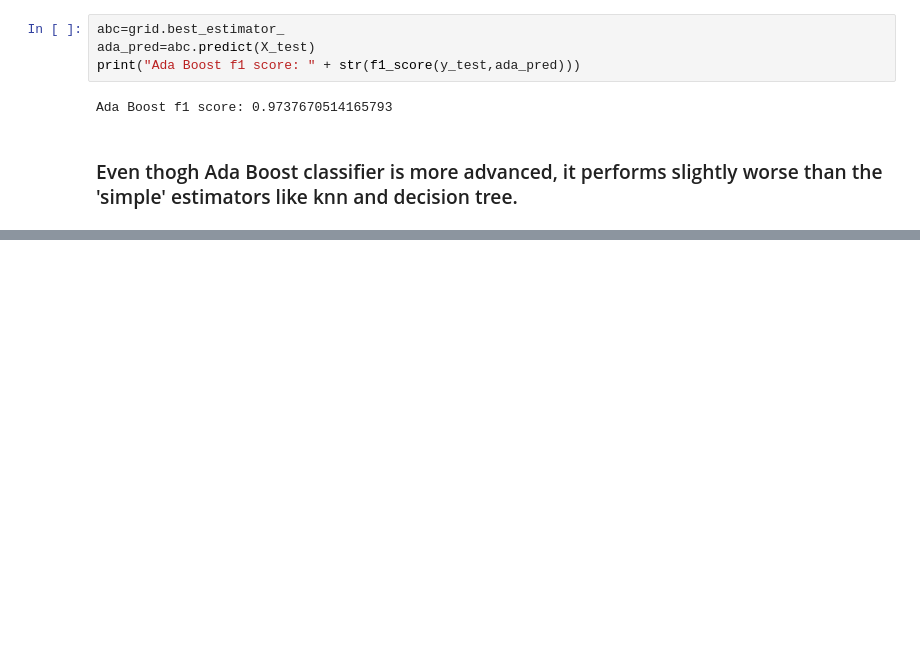
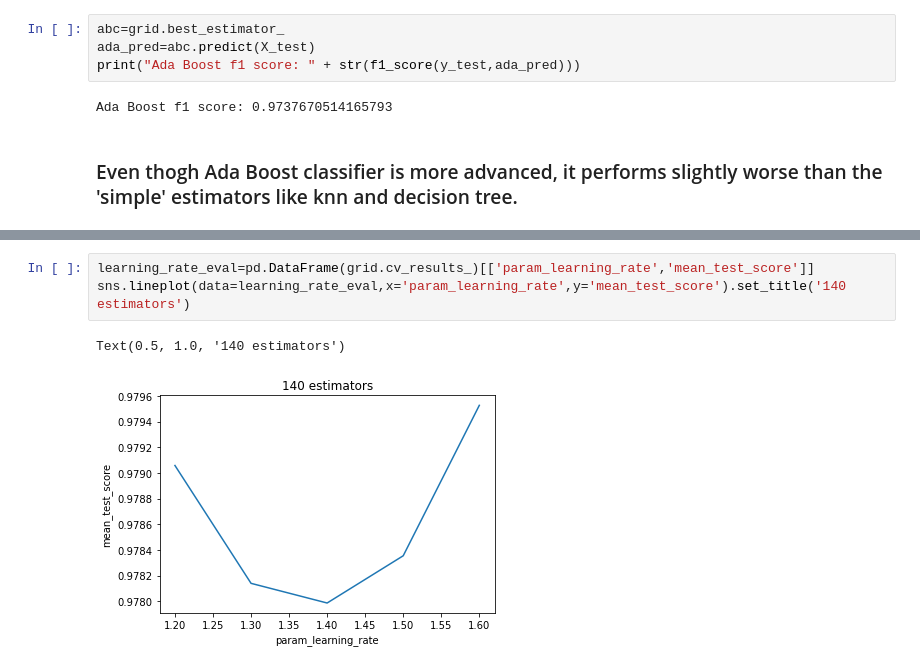
Before and after one commit to oridarshan/data-visualization-project, a Jupyter notebook: Classification notebook.ipynb, the cells around one changed output, grey strips where cells are left out. Drawn from its saved outputs; the diff is of its cells as text; blank space fills up the shorter version.

```diff
--- a/Classification notebook.ipynb
+++ b/Classification notebook.ipynb
@@ -611,0 +656,6 @@ Ada Boost f1 score: 0.9737670514165793
+# %%
+learning_rate_eval=pd.DataFrame(grid.cv_results_)[['param_learning_rate','mean_test_score']]
+sns.lineplot(data=learning_rate_eval,x='param_learning_rate',y='mean_test_score').set_title('140 estimators')
+# %% [output]
+Text(0.5, 1.0, '140 estimators')
+[figure, added]
```
Also changed, not shown: parts of 17 cells of this notebook.
